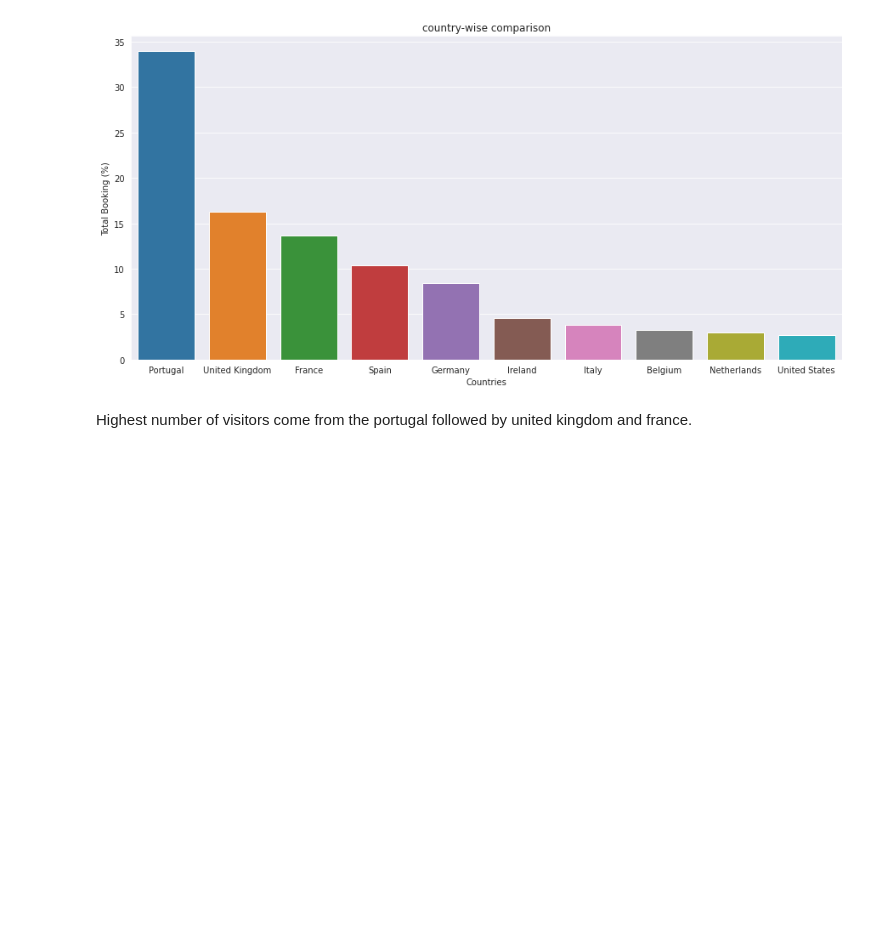
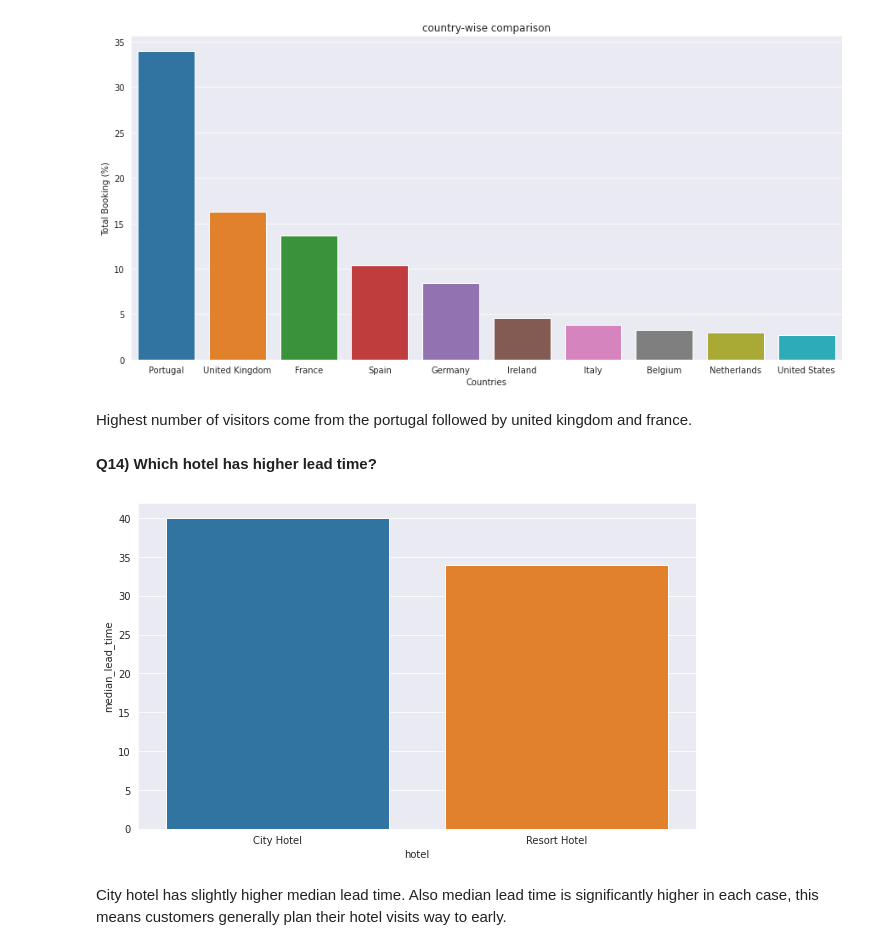
Before and after one commit to Raahulsi/Hotel-Booking-analysis, a Jupyter notebook: Hotel_Booking_Analysis_Capstone_Project1.ipynb, the cells around one changed output. Cells and saved outputs as stored; diff of their text form; code cells hidden in the pictures; blank space fills up the shorter version.

```diff
--- a/Hotel_Booking_Analysis_Capstone_Project1.ipynb
+++ b/Hotel_Booking_Analysis_Capstone_Project1.ipynb
@@ -744,3 +788,14 @@ plot(country_name,y, x_label='Countries', y_label='Total Booking (%)', title='co
 [figure]
 # %% [markdown]
 Highest number of visitors come from the portugal followed by united kingdom and france.
+# %% [markdown]
+**Q14) Which hotel has higher lead time?**
+# %%
+d2 = grouped_by_hotel['lead_time'].median().reset_index().rename(columns = {'lead_time':'median_lead_time'})
+plt.figure(figsize = (10,6))
+sns.barplot(x = d2['hotel'], y = d2['median_lead_time'] )
+plt.show()
+# %% [output]
+[figure, added]
+# %% [markdown]
+City hotel has slightly higher median lead time. Also median lead time is significantly higher in each case, this means customers generally plan their hotel visits way to early.
```
Also changed, not shown: parts of 28 cells of this notebook.
